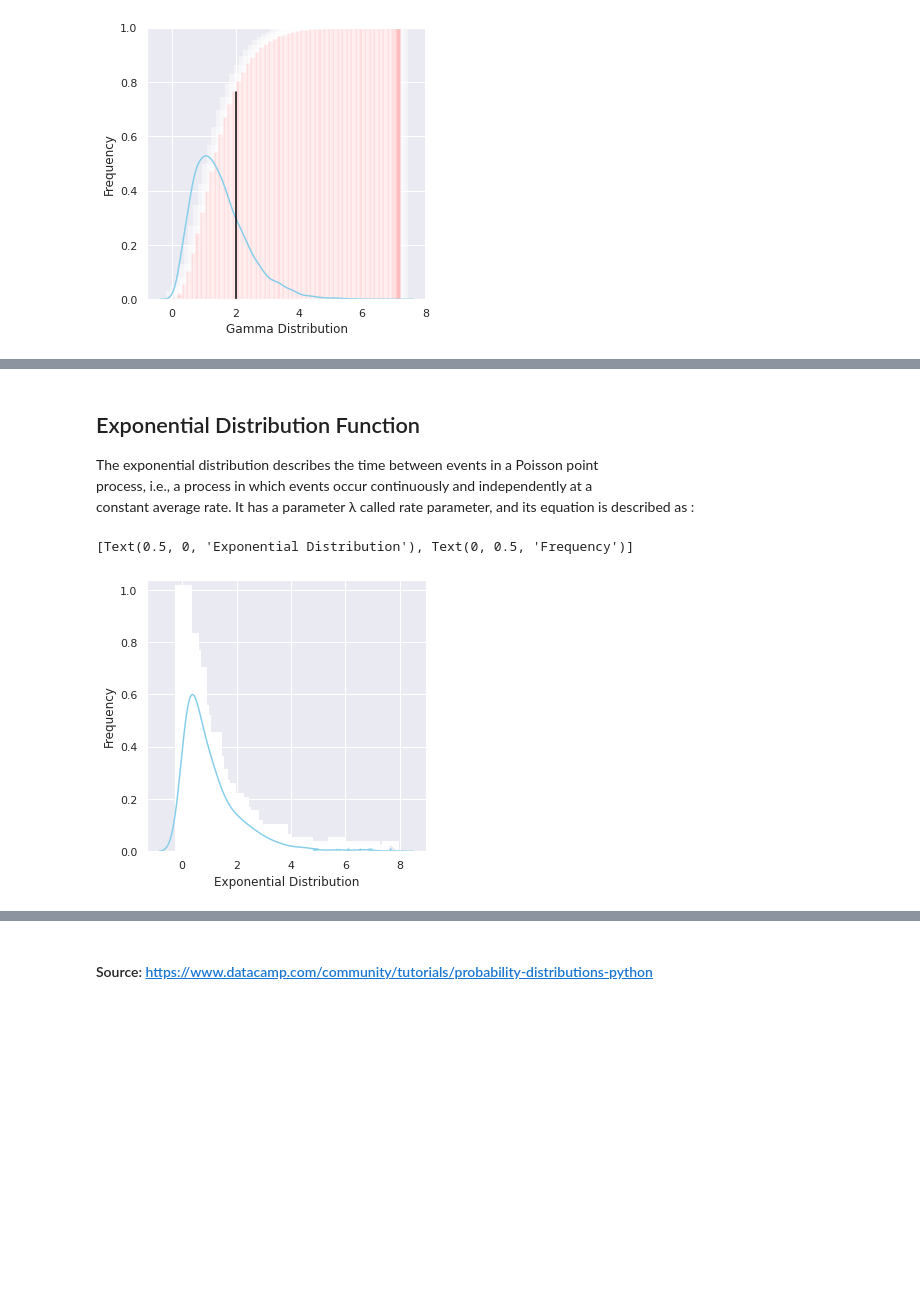
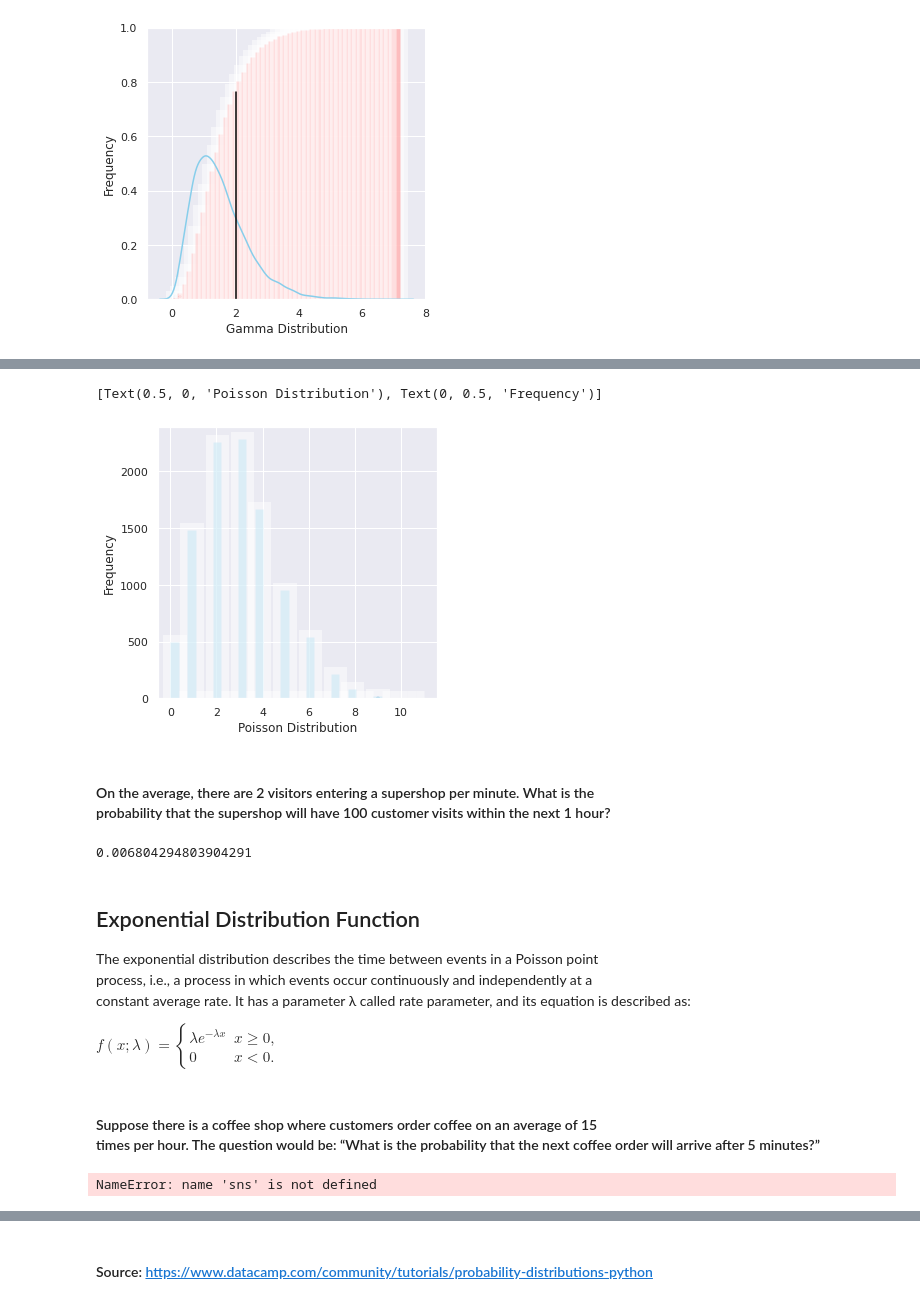
Before and after one commit to MaaniBeigy/mywrench, a Jupyter notebook: notebooks/distributions.ipynb, the cells around one changed output, grey strips where cells are left out. Saved outputs shown, nothing was run; the diff lists cells and outputs as text; code cells hidden in the pictures; blank space fills up the shorter version.

Commit message:
:zap: completing poisson and exponential

```diff
--- a/notebooks/distributions.ipynb
+++ b/notebooks/distributions.ipynb
@@ -158,20 +176,52 @@ ax.set(xlabel='Gamma Distribution', ylabel='Frequency', ylim=(0,1))
+# %%
+from scipy.stats import poisson
+data_poisson = poisson.rvs(mu=3, size=10000)
+ax = sns.distplot(
+    data_poisson,
+    bins=30,
+    kde=False,
+    color='skyblue',
+    hist_kws={"linewidth": 15, 'alpha': 0.5}
+)
+ax.set(xlabel='Poisson Distribution', ylabel='Frequency')
+# %% [output]
+[Text(0.5, 0, 'Poisson Distribution'), Text(0, 0.5, 'Frequency')]
+[figure, added]
+# %% [markdown]
+#### On the average, there are 2 visitors entering a supershop per minute. What is the <br> probability that the supershop will have 100 customer visits within the next 1 hour?
+# %%
+# λ = 2 per minute=2×60 per 60 minutes=120 per hour
+# k = 100
+print(poisson.pmf(100, 120))
+# %% [output]
+0.006804294803904291
 # %% [markdown]
 ## Exponential Distribution Function
 
 The exponential distribution describes the time between events in a Poisson point
 process, i.e., a process in which events occur continuously and independently at a
-constant average rate. It has a parameter λ called rate parameter, and its equation is described as :
+constant average rate. It has a parameter λ called rate parameter, and its equation is described as:
+
+${\displaystyle f(x;\lambda )={\begin{cases}\lambda e^{-\lambda x}&x\geq 0,\\0&x<0.\end{cases}}}$
+# %% [markdown]
+#### Suppose there is a coffee shop where customers order coffee on an average of 15 <br> times per hour. The question would be: “What is the probability that the next coffee order will arrive after 5 minutes?”
 # %%
 from scipy.stats import expon
-data_expon = expon.rvs(scale=1, loc=0, size=1000)
+# lambda = 0.25
+# scale = 1/lambda = 1/0.25=4
+data_expon = expon.rvs(scale=4, loc=0, size=10000)
+
 ax = sns.distplot(
     data_expon,
-    kde=True,
+    kde=False,
+    norm_hist=True,
     bins=100,
     color='skyblue',
-    hist_kws={"linewidth": 15, 'alpha': 1}
+    hist_kws={"linewidth": 15, 'alpha': 0.51, 'cumulative': False, 'color': 'red'}
 )
-ax.set(xlabel='Exponential Distribution', ylabel='Frequency')
+ax.axvline(x=5, ymin=0, ymax=1, color='black')
+ax.set(
+    xlabel='Exponential Distribution', ylabel='Frequency', xlim=(0, 20)
+)
 # %% [output]
-[Text(0.5, 0, 'Exponential Distribution'), Text(0, 0.5, 'Frequency')]
+NameError: name 'sns' is not defined
-[figure, removed]
```
Also changed, not shown: parts of 2 cells of this notebook.
